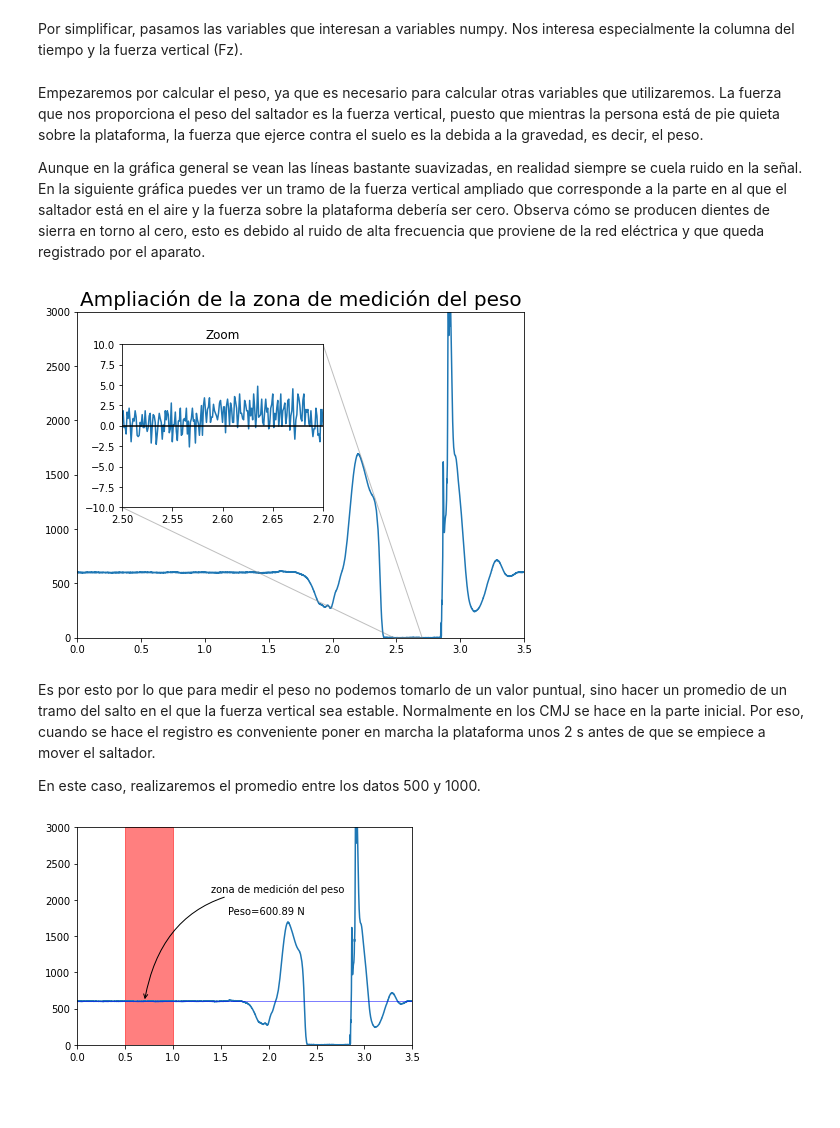
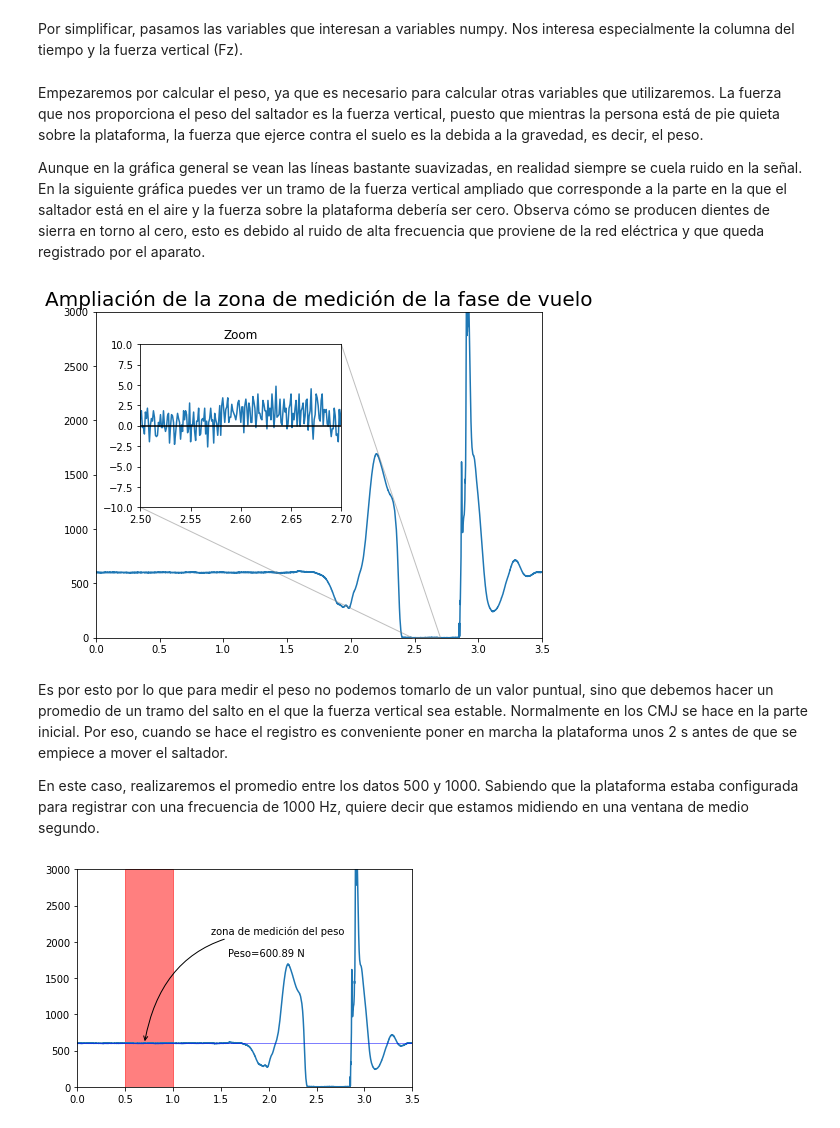
Before and after one commit to joselvira/BiomecanicaPython, a Jupyter notebook: Notebooks/Analisis_salto_vertical_Fuerzas.ipynb, the cells around one changed output. Drawn from its saved outputs; the diff is of its cells as text; code cells hidden in the pictures; blank space fills up the shorter version.

```diff
--- a/Notebooks/Analisis_salto_vertical_Fuerzas.ipynb
+++ b/Notebooks/Analisis_salto_vertical_Fuerzas.ipynb
@@ -63,38 +63,38 @@ frec = 1/(t[1]-t[0]) #frecuencia de registro
 # %% [markdown]
 Empezaremos por calcular el peso, ya que es necesario para calcular otras variables que utilizaremos. La fuerza que nos proporciona el peso del saltador es la fuerza vertical, puesto que mientras la persona está de pie quieta sobre la plataforma, la fuerza que ejerce contra el suelo es la debida a la gravedad, es decir, el peso.
 
-Aunque en la gráfica general se vean las líneas bastante suavizadas, en realidad siempre se cuela ruido en la señal. En la siguiente gráfica puedes ver un tramo de la fuerza vertical ampliado que corresponde a la parte en al que el saltador está en el aire y la fuerza sobre la plataforma debería ser cero. Observa cómo se producen dientes de sierra en torno al cero, esto es debido al ruido de alta frecuencia que proviene de la red eléctrica y que queda registrado por el aparato.
+Aunque en la gráfica general se vean las líneas bastante suavizadas, en realidad siempre se cuela ruido en la señal. En la siguiente gráfica puedes ver un tramo de la fuerza vertical ampliado que corresponde a la parte en la que el saltador está en el aire y la fuerza sobre la plataforma debería ser cero. Observa cómo se producen dientes de sierra en torno al cero, esto es debido al ruido de alta frecuencia que proviene de la red eléctrica y que queda registrado por el aparato.
 # %%
 #Figura ampliada de la fuerza vertical
 fig, ax = plt.subplots(figsize=(8,6))
 # gráfica grande
 ax.plot(t, Fz)
 
 #Ajusta límites de la gráfica grande
 ax.set(xlim=(0.0, 3500/frec), ylim=(0, 3000))
 
 #Ubica la gráfica ampliada dentro de la figura grande
 ax_zoom = ax.inset_axes([0.1, 0.4, 0.45, 0.50]) #se pasa por orden la posición x, y, ancho y alto
 
 #crea la gráfica pequeña
 ax_zoom.plot(t, Fz)
 
 ax_zoom.axhline(0.0, color='k')
 
 ax_zoom.set(title='Zoom', xlim=(2500/frec, 2700/frec), ylim=(-10, 10))# , xticks=[-1,0,1], yticks = [-0.01, 0, 0.01, 0.02])
 
-ax.set_title('Ampliación de la zona de medición del peso', fontsize=20)
+ax.set_title('Ampliación de la zona de medición de la fase de vuelo', fontsize=20)
 
 #Indica automáticamente la región ampliada encuadrándola y haciendo el efecto de zoom
 ax.indicate_inset_zoom(ax_zoom)
 
 plt.show()
 # %% [output]
-[figure, old version]
+[figure, new version]
 # %% [markdown]
-Es por esto por lo que para medir el peso no podemos tomarlo de un valor puntual, sino hacer un promedio de un tramo del salto en el que la fuerza vertical sea estable. Normalmente en los CMJ se hace en la parte inicial. Por eso, cuando se hace el registro es conveniente poner en marcha la plataforma unos 2 s antes de que se empiece a mover el saltador.
+Es por esto por lo que para medir el peso no podemos tomarlo de un valor puntual, sino que debemos hacer un promedio de un tramo del salto en el que la fuerza vertical sea estable. Normalmente en los CMJ se hace en la parte inicial. Por eso, cuando se hace el registro es conveniente poner en marcha la plataforma unos 2 s antes de que se empiece a mover el saltador.
 
-En este caso, realizaremos el promedio entre los datos 500 y 1000.
+En este caso, realizaremos el promedio entre los datos 500 y 1000. Sabiendo que la plataforma estaba configurada para registrar con una frecuencia de 1000 Hz, quiere decir que estamos midiendo en una ventana de medio segundo.
 # %%
 iniPeso = 500
 finPeso = iniPeso + 500
```
Also changed, not shown: parts of 1 cell of this notebook.
